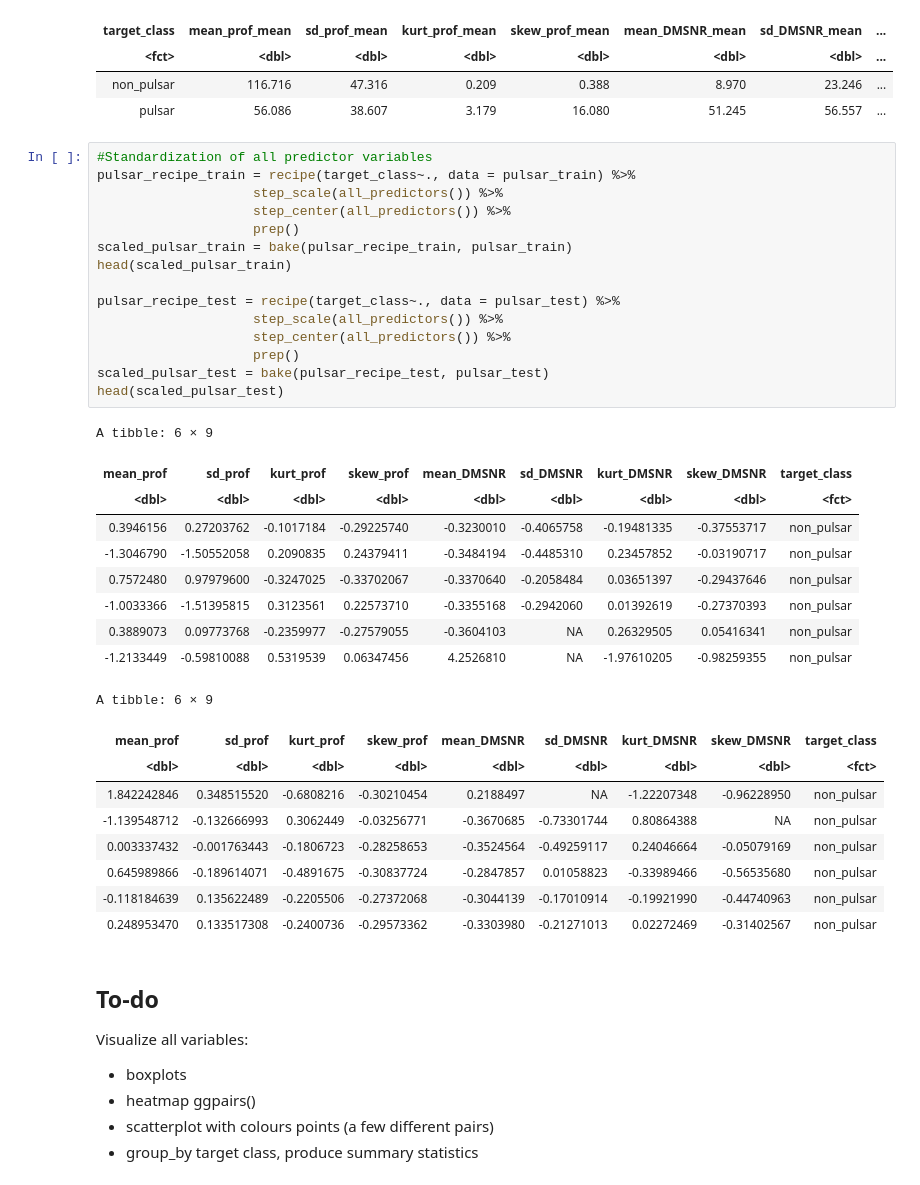
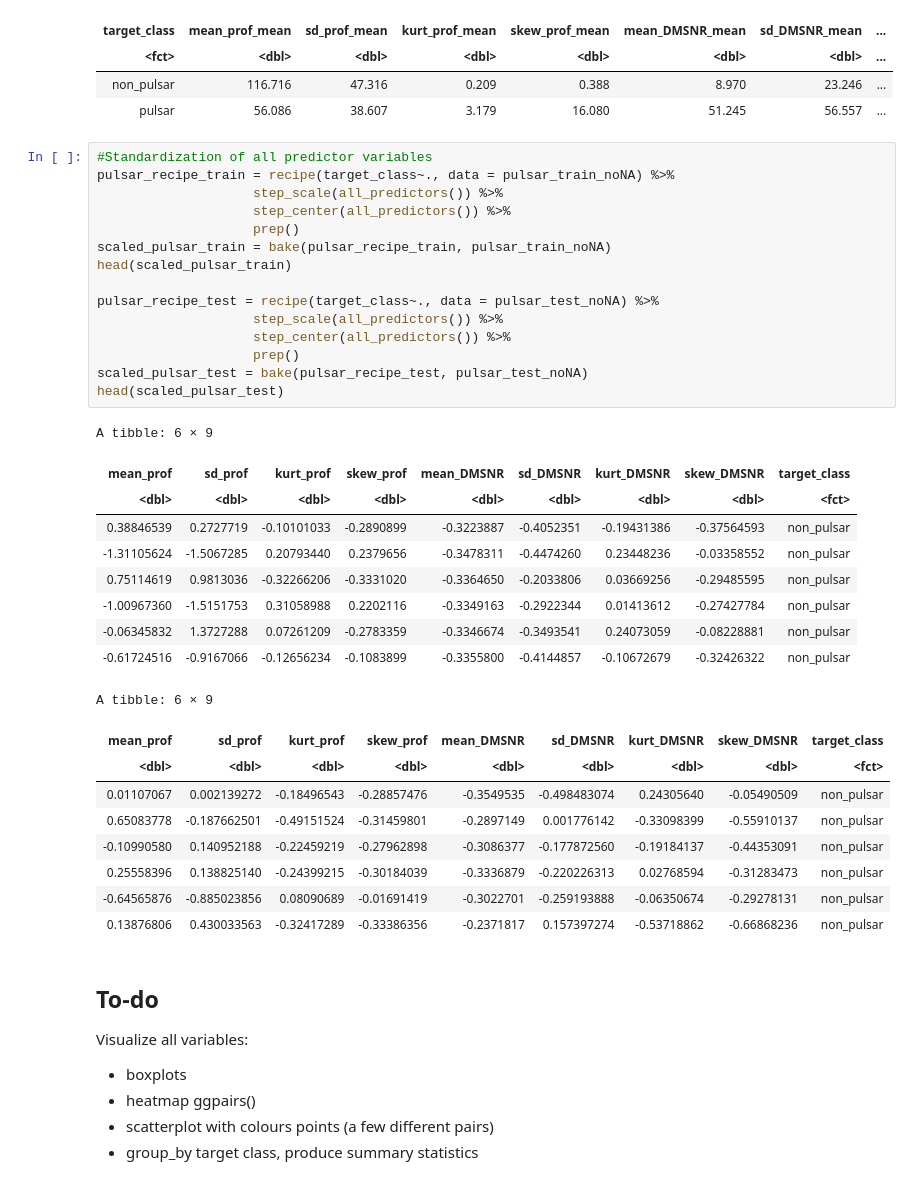
Before and after one commit to NicoRui/DSCI_100_Project, a Jupyter notebook: Proposal.ipynb, the cells around one changed output. Saved outputs shown, nothing was run; the diff lists cells and outputs as text.

```diff
--- a/Proposal.ipynb
+++ b/Proposal.ipynb
@@ -137,38 +134,38 @@ A tibble: 2 × 17
 | pulsar | 56.086 | 38.607 | 3.179 | 16.080 | 51.245 | 56.557 | ... |
 # %%
 #Standardization of all predictor variables
-pulsar_recipe_train = recipe(target_class~., data = pulsar_train) %>%
+pulsar_recipe_train = recipe(target_class~., data = pulsar_train_noNA) %>%
                     step_scale(all_predictors()) %>%
                     step_center(all_predictors()) %>%
                     prep()
-scaled_pulsar_train = bake(pulsar_recipe_train, pulsar_train)
+scaled_pulsar_train = bake(pulsar_recipe_train, pulsar_train_noNA)
 head(scaled_pulsar_train)
 
-pulsar_recipe_test = recipe(target_class~., data = pulsar_test) %>%
+pulsar_recipe_test = recipe(target_class~., data = pulsar_test_noNA) %>%
                     step_scale(all_predictors()) %>%
                     step_center(all_predictors()) %>%
                     prep()
-scaled_pulsar_test = bake(pulsar_recipe_test, pulsar_test)
+scaled_pulsar_test = bake(pulsar_recipe_test, pulsar_test_noNA)
 head(scaled_pulsar_test)
 # %% [output]
 A tibble: 6 × 9
 | mean_prof | sd_prof | kurt_prof | skew_prof | mean_DMSNR | sd_DMSNR | kurt_DMSNR | skew_DMSNR | target_class |
 | <dbl> | <dbl> | <dbl> | <dbl> | <dbl> | <dbl> | <dbl> | <dbl> | <fct> |
-| 0.3946156 | 0.27203762 | -0.1017184 | -0.29225740 | -0.3230010 | -0.4065758 | -0.19481335 | -0.37553717 | non_pulsar |
-| -1.3046790 | -1.50552058 | 0.2090835 | 0.24379411 | -0.3484194 | -0.4485310 | 0.23457852 | -0.03190717 | non_pulsar |
-| 0.7572480 | 0.97979600 | -0.3247025 | -0.33702067 | -0.3370640 | -0.2058484 | 0.03651397 | -0.29437646 | non_pulsar |
-| -1.0033366 | -1.51395815 | 0.3123561 | 0.22573710 | -0.3355168 | -0.2942060 | 0.01392619 | -0.27370393 | non_pulsar |
-| 0.3889073 | 0.09773768 | -0.2359977 | -0.27579055 | -0.3604103 | NA | 0.26329505 | 0.05416341 | non_pulsar |
-| -1.2133449 | -0.59810088 | 0.5319539 | 0.06347456 | 4.2526810 | NA | -1.97610205 | -0.98259355 | non_pulsar |
+| 0.38846539 | 0.2727719 | -0.10101033 | -0.2890899 | -0.3223887 | -0.4052351 | -0.19431386 | -0.37564593 | non_pulsar |
+| -1.31105624 | -1.5067285 | 0.20793440 | 0.2379656 | -0.3478311 | -0.4474260 | 0.23448236 | -0.03358552 | non_pulsar |
+| 0.75114619 | 0.9813036 | -0.32266206 | -0.3331020 | -0.3364650 | -0.2033806 | 0.03669256 | -0.29485595 | non_pulsar |
+| -1.00967360 | -1.5151753 | 0.31058988 | 0.2202116 | -0.3349163 | -0.2922344 | 0.01413612 | -0.27427784 | non_pulsar |
+| -0.06345832 | 1.3727288 | 0.07261209 | -0.2783359 | -0.3346674 | -0.3493541 | 0.24073059 | -0.08228881 | non_pulsar |
+| -0.61724516 | -0.9167066 | -0.12656234 | -0.1083899 | -0.3355800 | -0.4144857 | -0.10672679 | -0.32426322 | non_pulsar |
 A tibble: 6 × 9
 | mean_prof | sd_prof | kurt_prof | skew_prof | mean_DMSNR | sd_DMSNR | kurt_DMSNR | skew_DMSNR | target_class |
 | <dbl> | <dbl> | <dbl> | <dbl> | <dbl> | <dbl> | <dbl> | <dbl> | <fct> |
-| 1.842242846 | 0.348515520 | -0.6808216 | -0.30210454 | 0.2188497 | NA | -1.22207348 | -0.96228950 | non_pulsar |
-| -1.139548712 | -0.132666993 | 0.3062449 | -0.03256771 | -0.3670685 | -0.73301744 | 0.80864388 | NA | non_pulsar |
-| 0.003337432 | -0.001763443 | -0.1806723 | -0.28258653 | -0.3524564 | -0.49259117 | 0.24046664 | -0.05079169 | non_pulsar |
-| 0.645989866 | -0.189614071 | -0.4891675 | -0.30837724 | -0.2847857 | 0.01058823 | -0.33989466 | -0.56535680 | non_pulsar |
-| -0.118184639 | 0.135622489 | -0.2205506 | -0.27372068 | -0.3044139 | -0.17010914 | -0.19921990 | -0.44740963 | non_pulsar |
-| 0.248953470 | 0.133517308 | -0.2400736 | -0.29573362 | -0.3303980 | -0.21271013 | 0.02272469 | -0.31402567 | non_pulsar |
+| 0.01107067 | 0.002139272 | -0.18496543 | -0.28857476 | -0.3549535 | -0.498483074 | 0.24305640 | -0.05490509 | non_pulsar |
+| 0.65083778 | -0.187662501 | -0.49151524 | -0.31459801 | -0.2897149 | 0.001776142 | -0.33098399 | -0.55910137 | non_pulsar |
+| -0.10990580 | 0.140952188 | -0.22459219 | -0.27962898 | -0.3086377 | -0.177872560 | -0.19184137 | -0.44353091 | non_pulsar |
+| 0.25558396 | 0.138825140 | -0.24399215 | -0.30184039 | -0.3336879 | -0.220226313 | 0.02768594 | -0.31283473 | non_pulsar |
+| -0.64565876 | -0.885023856 | 0.08090689 | -0.01691419 | -0.3022701 | -0.259193888 | -0.06350674 | -0.29278131 | non_pulsar |
+| 0.13876806 | 0.430033563 | -0.32417289 | -0.33386356 | -0.2371817 | 0.157397274 | -0.53718862 | -0.66868236 | non_pulsar |
 # %% [markdown]
 ## To-do
 
```
Also changed, not shown: parts of 8 cells of this notebook.
